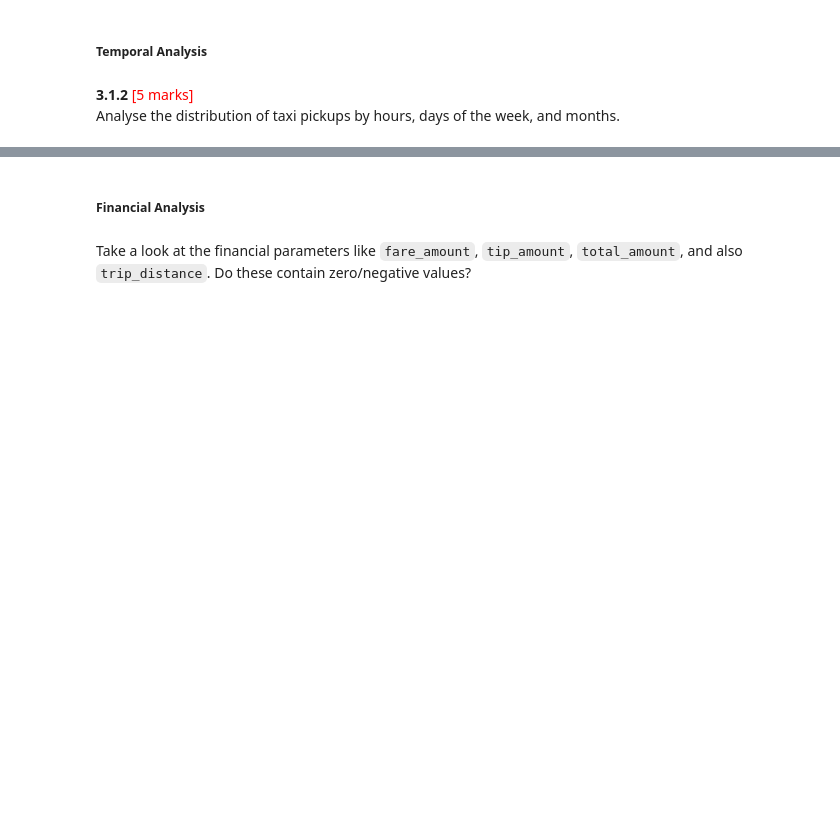
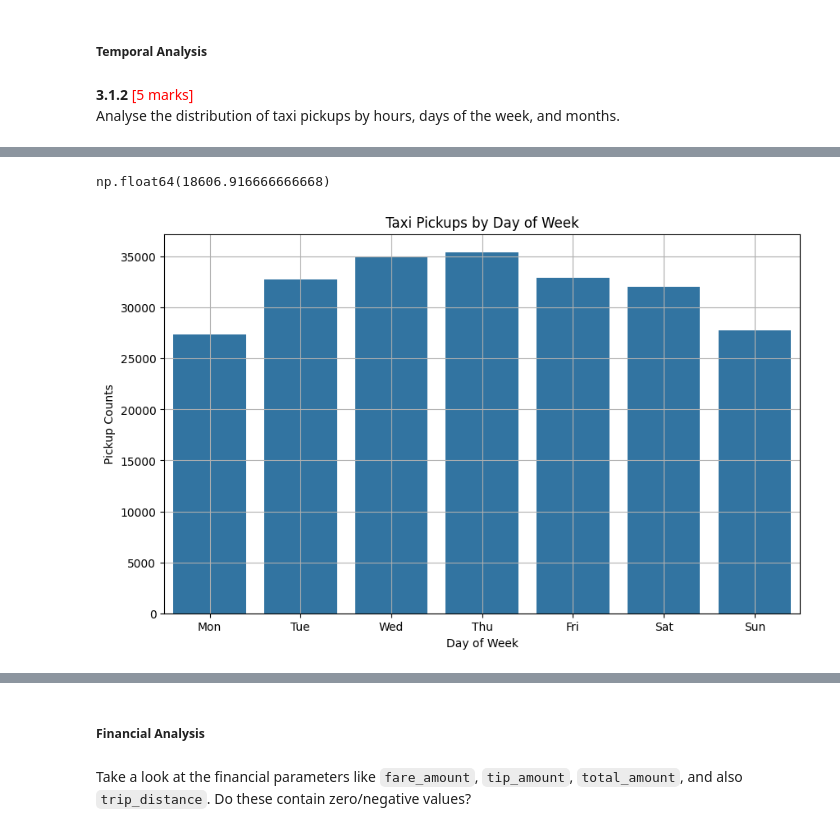
Before and after one commit to Rushank14/Python-Notebooks, a Jupyter notebook: notebooks/EDA_Assg_NYC_Taxi_Starter.ipynb, the cells around one changed output, grey strips where cells are left out. Drawn from its saved outputs; the diff is of its cells as text; code cells hidden in the pictures; blank space fills up the shorter version.

```diff
--- a/notebooks/EDA_Assg_NYC_Taxi_Starter.ipynb
+++ b/notebooks/EDA_Assg_NYC_Taxi_Starter.ipynb
@@ -1021,3 +1013,28 @@ NameError: name 'pd' is not defined
+# %%
+df.montly_data.value_counts().mean()
+# %% [output]
+np.float64(18606.916666666668)
+# %%
+# Find and show the daily trends in taxi pickups (days of the week)
+
+
+df['pickup_day'] = df['tpep_pickup_datetime'].dt.dayofweek
+
+
+day_names = ['Mon', 'Tue', 'Wed', 'Thu', 'Fri', 'Sat', 'Sun']
+
+
+weekday_counts = df['pickup_day'].value_counts().sort_index()
+
+
+plt.figure(figsize=(10,6))
+sns.barplot(x=day_names, y=weekday_counts.values)
+plt.title('Taxi Pickups by Day of Week')
+plt.xlabel('Day of Week')
+plt.ylabel('Pickup Counts')
+plt.grid(True)
+# %% [output]
+[figure, added]
 # %%
 # Show the monthly trends in pickups
 
```
Also changed, not shown: parts of 60 cells of this notebook, 8 other files.
